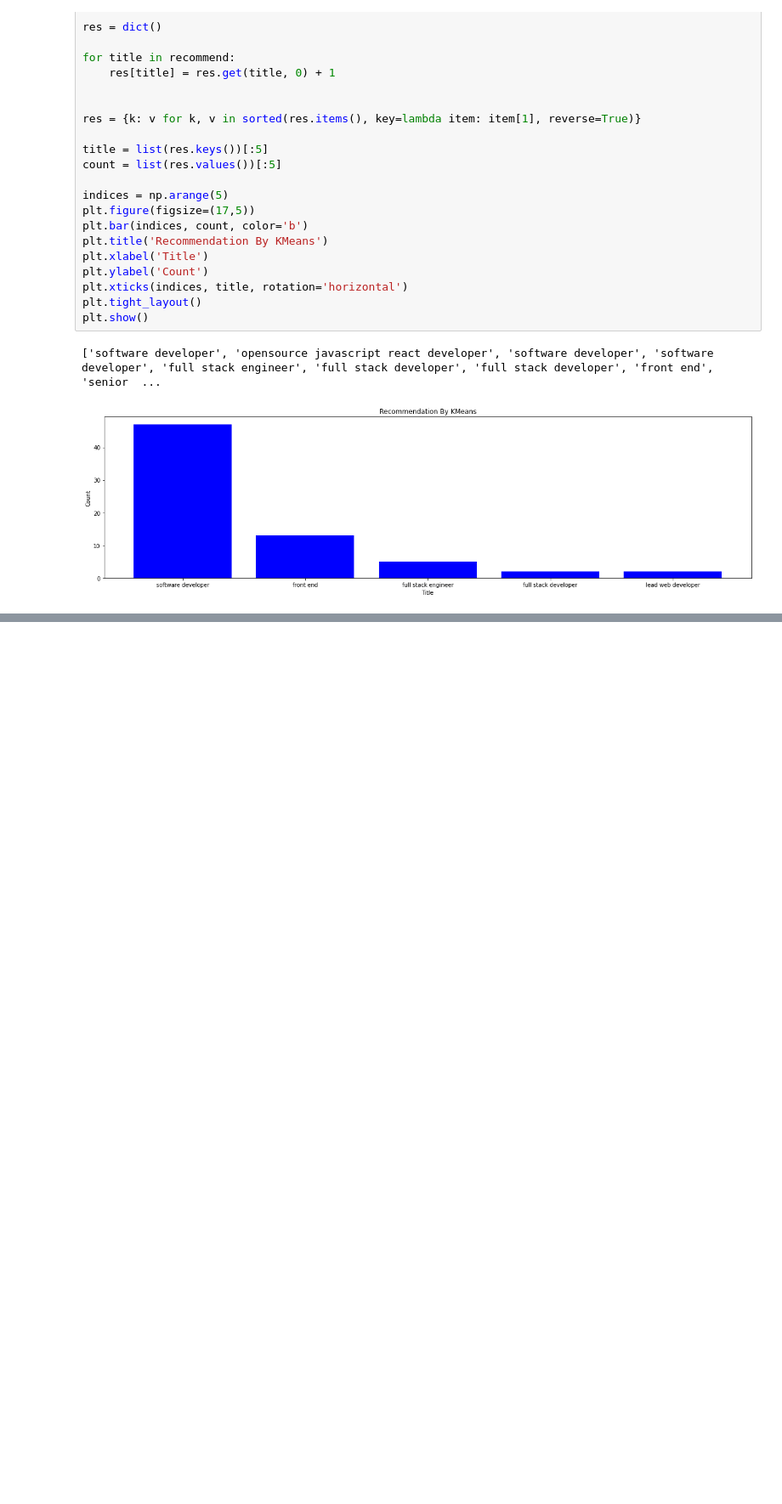
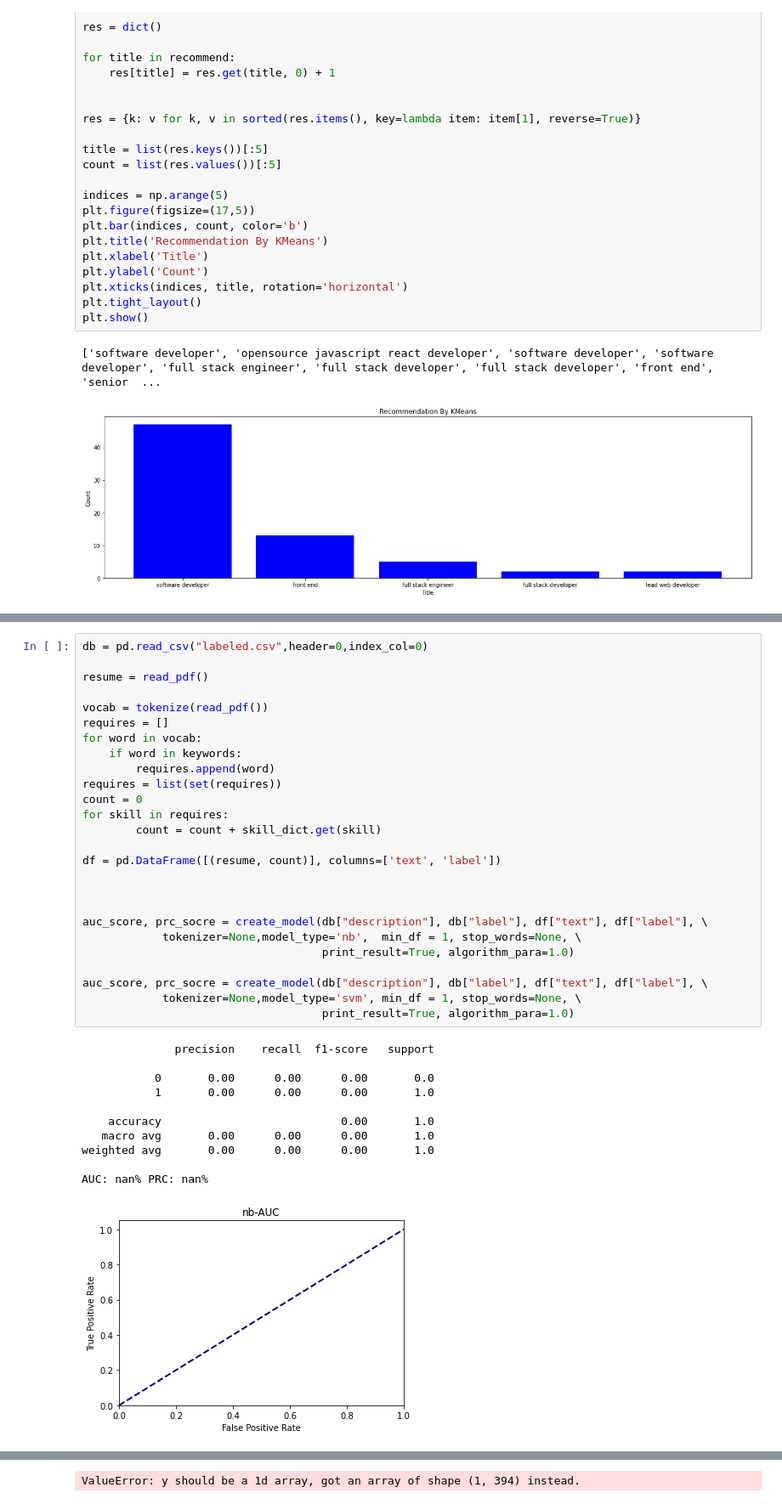
Before and after one commit to JJerrychan/BIA-660_Project, a Jupyter notebook: scrap.ipynb, the cells around one changed output, grey strips where cells are left out. Shown at 85% size. Cells and saved outputs as stored; diff of their text form; blank space fills up the shorter version.

Commit message:
label

```diff
--- a/scrap.ipynb
+++ b/scrap.ipynb
@@ -378,0 +478,38 @@ plt.show()
+# %%
+db = pd.read_csv("labeled.csv",header=0,index_col=0)
+
+resume = read_pdf()
+
+vocab = tokenize(read_pdf())
+requires = []
+for word in vocab:
+    if word in keywords:
+        requires.append(word)
+requires = list(set(requires))
+count = 0
+for skill in requires:
+        count = count + skill_dict.get(skill)
+
+df = pd.DataFrame([(resume, count)], columns=['text', 'label'])
+
+
+
+auc_score, prc_socre = create_model(db["description"], db["label"], df["text"], df["label"], \
+            tokenizer=None,model_type='nb',  min_df = 1, stop_words=None, \
+                                    print_result=True, algorithm_para=1.0)
+
+auc_score, prc_socre = create_model(db["description"], db["label"], df["text"], df["label"], \
+            tokenizer=None,model_type='svm', min_df = 1, stop_words=None, \
+                                    print_result=True, algorithm_para=1.0)
+# %% [output]
+              precision    recall  f1-score   support
+
+           0       0.00      0.00      0.00       0.0
+           1       0.00      0.00      0.00       1.0
+
+    accuracy                           0.00       1.0
+   macro avg       0.00      0.00      0.00       1.0
+weighted avg       0.00      0.00      0.00       1.0
+
+AUC: nan% PRC: nan%
+[figure, added]
@@ -378,0 +517 @@ plt.show()
+ValueError: y should be a 1d array, got an array of shape (1, 394) instead.
```
Also changed, not shown: parts of 4 cells of this notebook, 1 other file.
